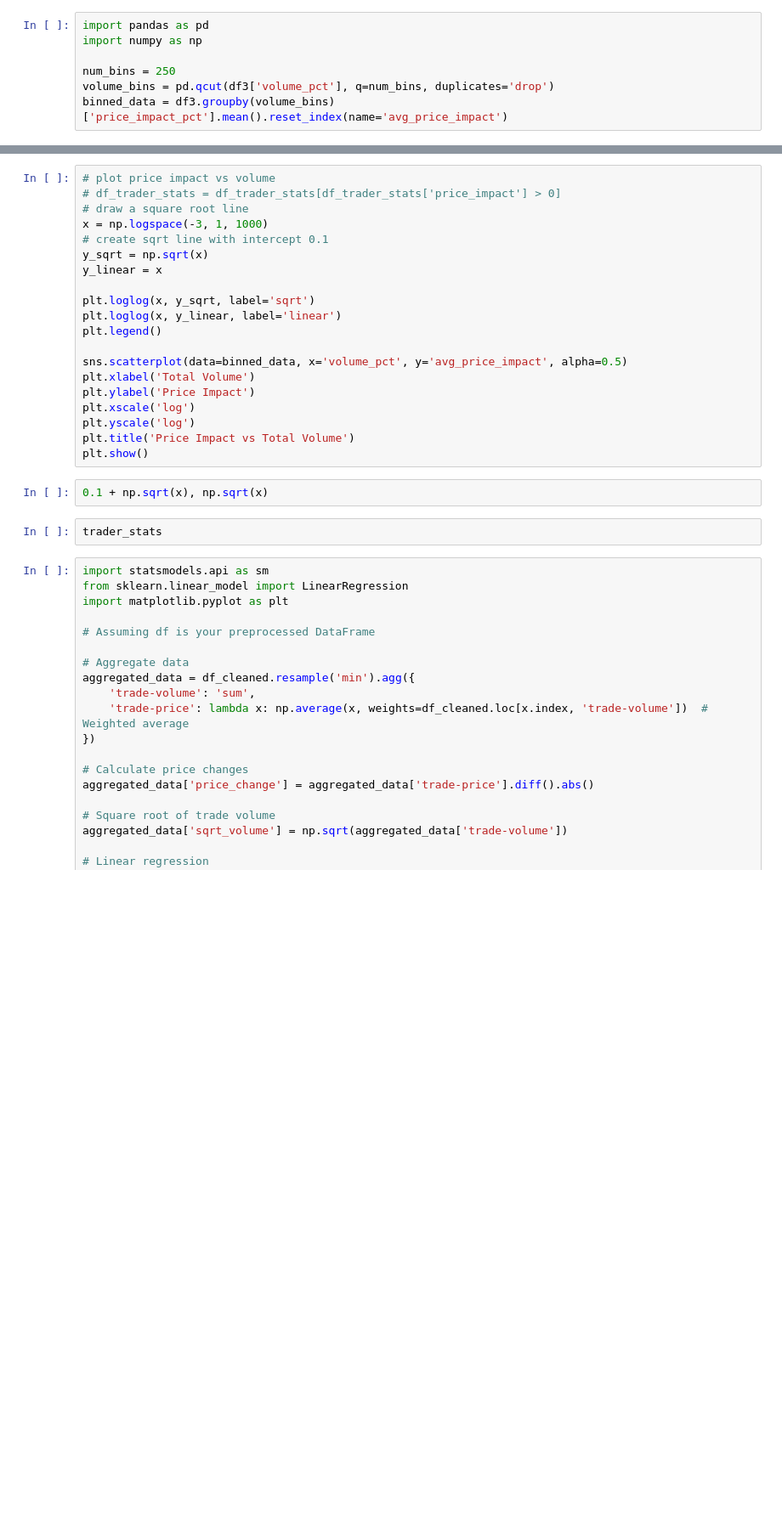
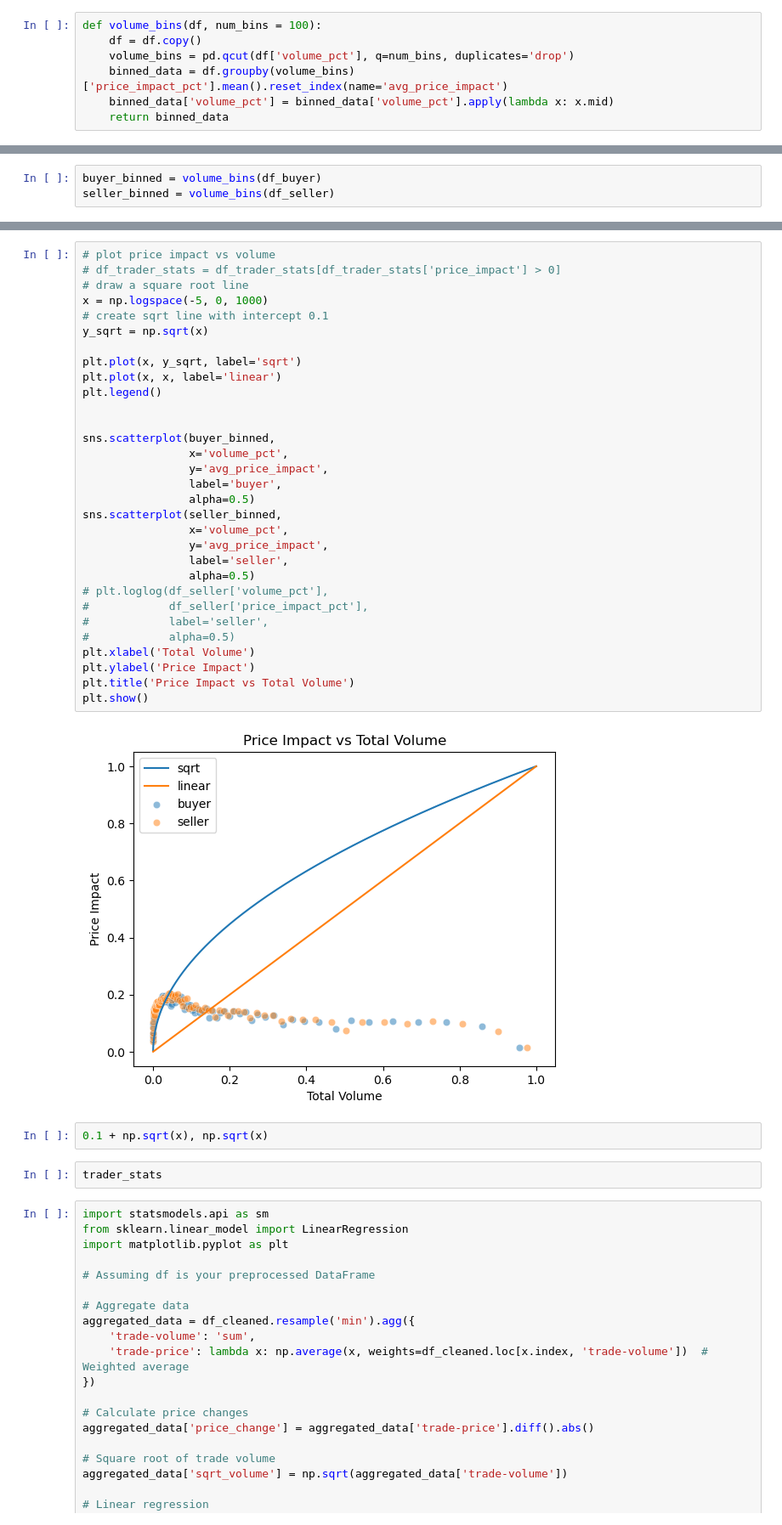
Before and after one commit to Hamzezi/FBD-Project, a Jupyter notebook: trade_impact.ipynb, the cells around one changed output, grey strips where cells are left out. Shown at 85% size. Saved outputs shown, nothing was run; the diff lists cells and outputs as text; blank space fills up the shorter version.

```diff
--- a/trade_impact.ipynb
+++ b/trade_impact.ipynb
@@ -16,7 +41,7 @@ pd.read_parquet(os.path.join(SELLER_PATH, 'ZUE.GO.parquet'))
 # %%
-import pandas as pd
-import numpy as np
-
-num_bins = 250
-volume_bins = pd.qcut(df3['volume_pct'], q=num_bins, duplicates='drop')
-binned_data = df3.groupby(volume_bins)['price_impact_pct'].mean().reset_index(name='avg_price_impact')
+def volume_bins(df, num_bins = 100):
+    df = df.copy()
+    volume_bins = pd.qcut(df['volume_pct'], q=num_bins, duplicates='drop')
+    binned_data = df.groupby(volume_bins)['price_impact_pct'].mean().reset_index(name='avg_price_impact')
+    binned_data['volume_pct'] = binned_data['volume_pct'].apply(lambda x: x.mid)
+    return binned_data
@@ -24,0 +48,3 @@ binned_data['volume_pct'] = binned_data['volume_pct'].apply(lambda x: x.right)
+# %%
+buyer_binned = volume_bins(df_buyer)
+seller_binned = volume_bins(df_seller)
@@ -25,23 +73,36 @@ binned_data['volume_pct'] = binned_data['volume_pct'].apply(lambda x: x.right)
 # %%
 # plot price impact vs volume
 # df_trader_stats = df_trader_stats[df_trader_stats['price_impact'] > 0]
 # draw a square root line
-x = np.logspace(-3, 1, 1000)
+x = np.logspace(-5, 0, 1000)
 # create sqrt line with intercept 0.1
 y_sqrt = np.sqrt(x)
-y_linear = x
 
-plt.loglog(x, y_sqrt, label='sqrt')
-plt.loglog(x, y_linear, label='linear')
+plt.plot(x, y_sqrt, label='sqrt')
+plt.plot(x, x, label='linear')
 plt.legend()
 
-sns.scatterplot(data=binned_data, x='volume_pct', y='avg_price_impact', alpha=0.5)
+
+sns.scatterplot(buyer_binned,
+                x='volume_pct',
+                y='avg_price_impact',
+                label='buyer',
+                alpha=0.5)
+sns.scatterplot(seller_binned,
+                x='volume_pct',
+                y='avg_price_impact',
+                label='seller',
+                alpha=0.5)
+# plt.loglog(df_seller['volume_pct'],
+#            df_seller['price_impact_pct'],
+#            label='seller',
+#            alpha=0.5)
 plt.xlabel('Total Volume')
 plt.ylabel('Price Impact')
-plt.xscale('log')
-plt.yscale('log')
 plt.title('Price Impact vs Total Volume')
 plt.show()
+# %% [output]
+[figure, added]
 # %%
 0.1 + np.sqrt(x), np.sqrt(x)
 # %%
```
Also changed, not shown: parts of 7 cells of this notebook, 1 other file.
